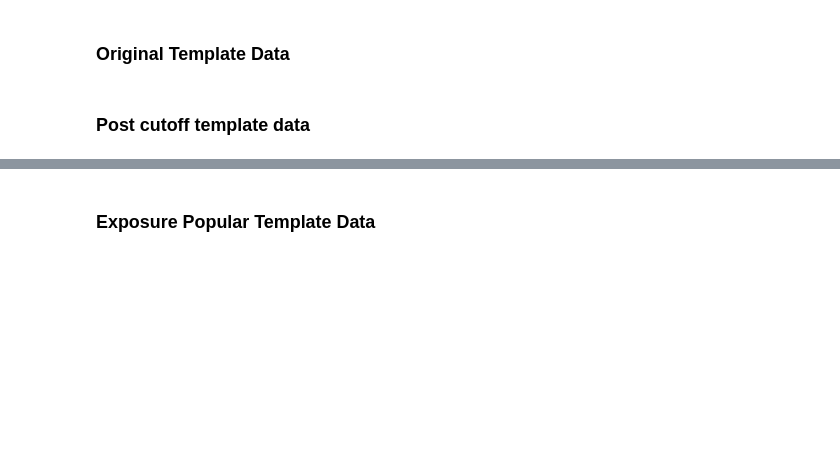
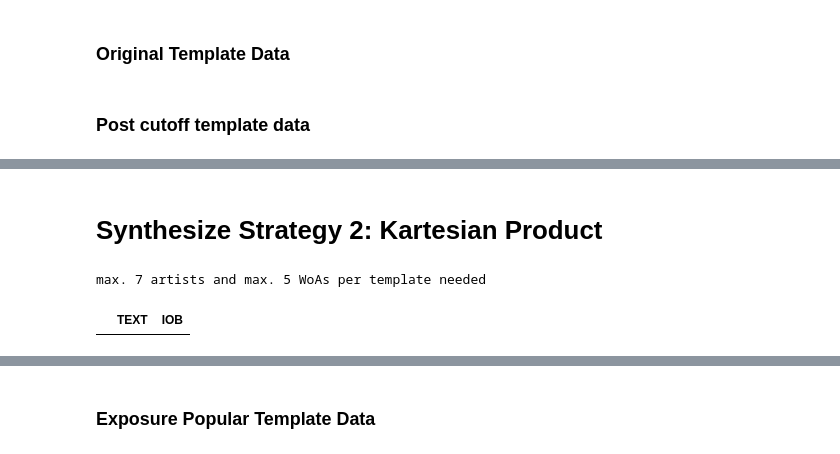
Before and after one commit to progsi/YTUnCoverLLM, a Jupyter notebook: notebooks/data_synthesis.ipynb, the cells around one changed output, grey strips where cells are left out. Drawn from its saved outputs; the diff is of its cells as text; code cells hidden in the pictures; blank space fills up the shorter version.

```diff
--- a/notebooks/data_synthesis.ipynb
+++ b/notebooks/data_synthesis.ipynb
@@ -330,0 +332,23 @@ for key in entity_dict.keys():
+# %% [markdown]
+# Synthesize Strategy 2: Kartesian Product
+# %%
+output_path = "../data/dataset/reddit+shsyt_cloze_cartesian"
+
+k=10
+max_artists = data_template.TEXT_template.apply(lambda x: len([t for t in x if t == "[Artist]"])).max()
+max_woas = data_template.TEXT_template.apply(lambda x: len([t for t in x if t == "[WoA]"])).max()
+print(f"max. {max_artists} artists and max. {max_woas} WoAs per template needed")
+
+entity_dict_small = {}
+
+for key in entity_dict.keys():
+    entity_dict_small[key] = {}
+    entity_dict_small[key]["Artist"] = []
+    entity_dict_small[key]["WoA"] = []
+    candidates = random.sample([d for d in entity_dict[key] if d.get("WoA") and d.get("Artist")], k=k)
+    for d in candidates:
+        artist, woa = random.sample(d["Artist"], k=1)[0], random.sample(d["WoA"], k=1)[0]
+        entity_dict_small[key]["Artist"].append(artist)
+        entity_dict_small[key]["WoA"].append(woa)
+# %% [output]
+max. 7 artists and max. 5 WoAs per template needed
@@ -330,0 +396,4 @@ for key in entity_dict.keys():
+# %%
+pd.DataFrame(filled_templates, columns=["TEXT", "IOB"])
+# %% [output]
+|  | TEXT | IOB |
```
Also changed, not shown: parts of 14 cells of this notebook.
